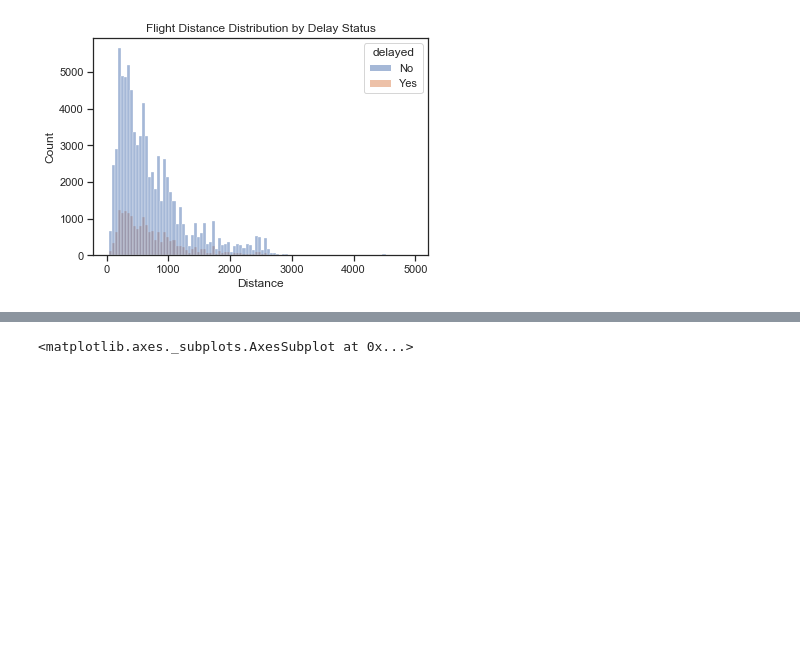
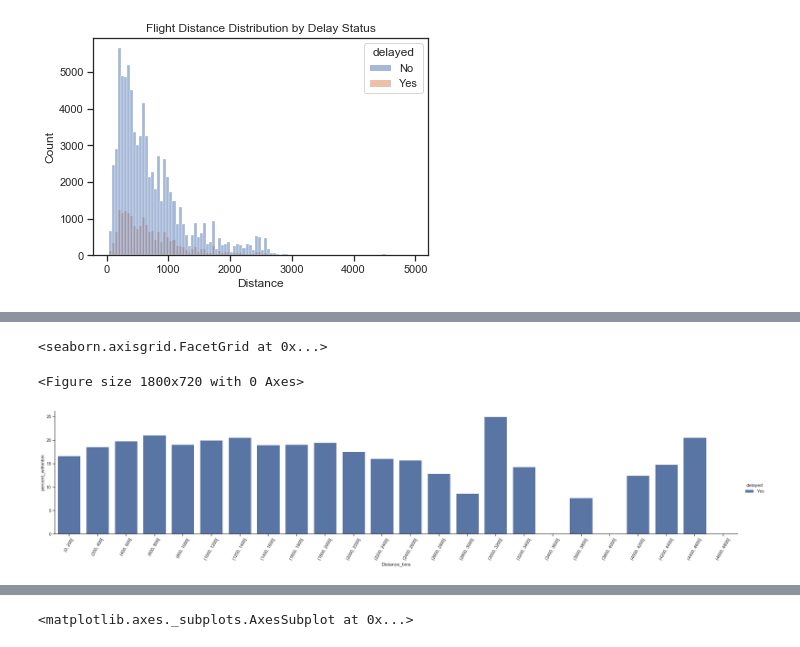
Before and after one commit to camligorkem/kaggle-flight-delays, a Jupyter notebook: flight_delay_prediction.ipynb, the cells around one changed output, grey strips where cells are left out. Drawn from its saved outputs; the diff is of its cells as text; code cells hidden in the pictures; blank space fills up the shorter version.

```diff
--- a/flight_delay_prediction.ipynb
+++ b/flight_delay_prediction.ipynb
@@ -834,0 +851,3 @@ Text(0.5, 1.0, 'Flight Distance Distribution by Delay Status')
+# %%
+dist_delay_df = train_df[['Distance','delayed']].copy()
+dist_delay_df
@@ -834,0 +868,3 @@ Text(0.5, 1.0, 'Flight Distance Distribution by Delay Status')
+# %%
+bins_range = list(range(0,5000,200))
+dist_delay_df['Distance_bins'] = pd.cut(dist_delay_df['Distance'], bins=bins_range, retbins=False)
@@ -834,0 +895,15 @@ Text(0.5, 1.0, 'Flight Distance Distribution by Delay Status')
+# %%
+dist_delay_rate =  pd.DataFrame(dist_delay_df.groupby(by=['Distance_bins','delayed']).size())
+dist_delay_rate.reset_index(inplace=True)
+dist_delay_rate.rename(columns={0:'flight_counts'}, inplace=True)
+dist_delay_rate['percent_withinbin'] = dist_delay_rate.apply(lambda x: x['flight_counts']*100/dist_delay_rate[dist_delay_rate['Distance_bins']==x['Distance_bins']].flight_counts.sum(), axis=1)
+dist_delay_rate['percent_within_delayed_flights'] = dist_delay_rate.apply(lambda x: round(x['flight_counts']*100/dist_delay_rate[dist_delay_rate['delayed']=='Yes'].flight_counts.sum(),2) if x['delayed']=='Yes' else None, axis=1)
+# %%
+plt.figure(figsize=(25,10))
+ax = sns.catplot(x="Distance_bins", y="percent_withinbin", hue="delayed",
+                 data=dist_delay_rate[dist_delay_rate.delayed=='Yes'], kind='bar',  height=5, aspect=5)
+ax.set_xticklabels(rotation=60)
+# %% [output]
+<seaborn.axisgrid.FacetGrid at 0x...>
+<Figure size 1800x720 with 0 Axes>
+[figure, added]
```
Also changed, not shown: parts of 15 cells of this notebook, 3 other files.
